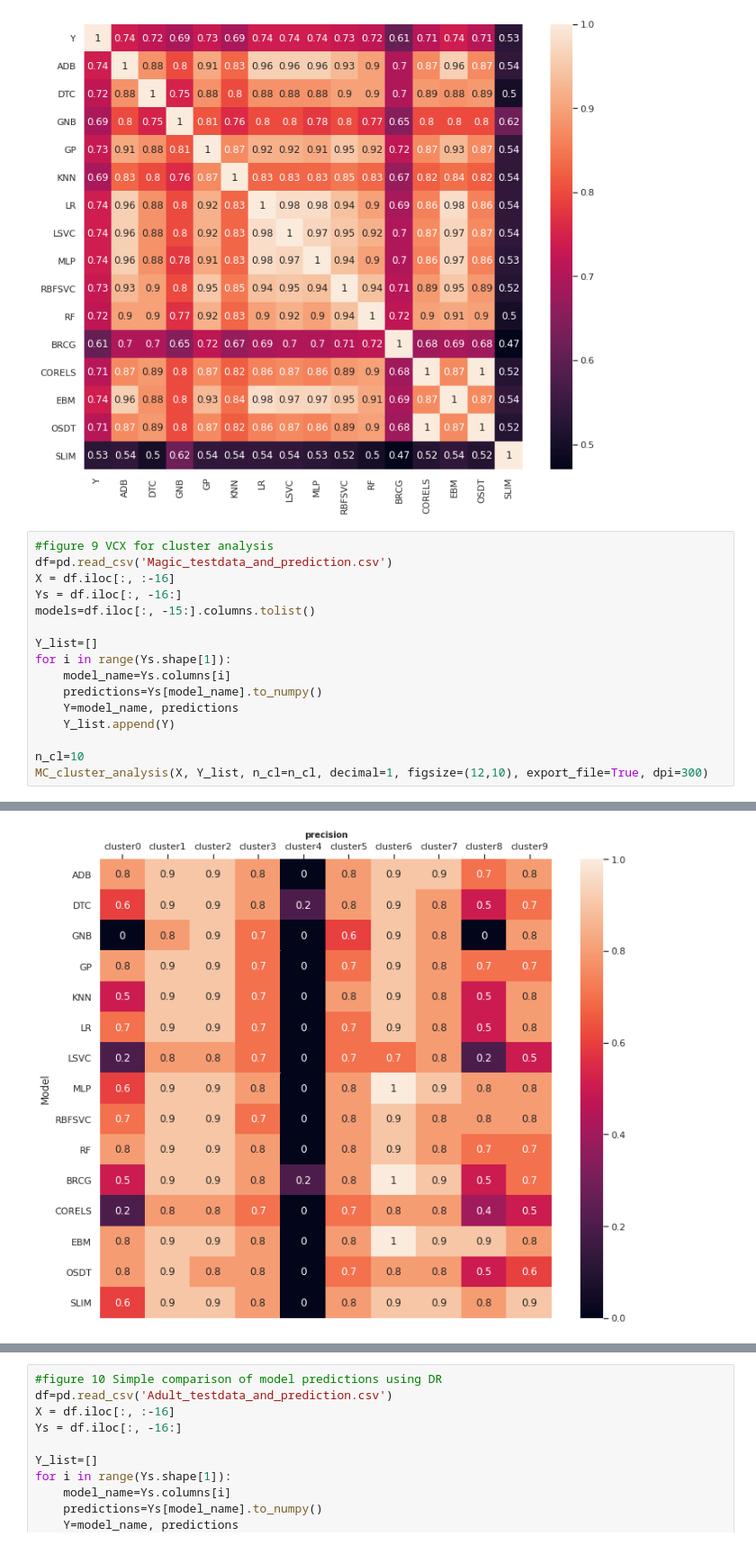
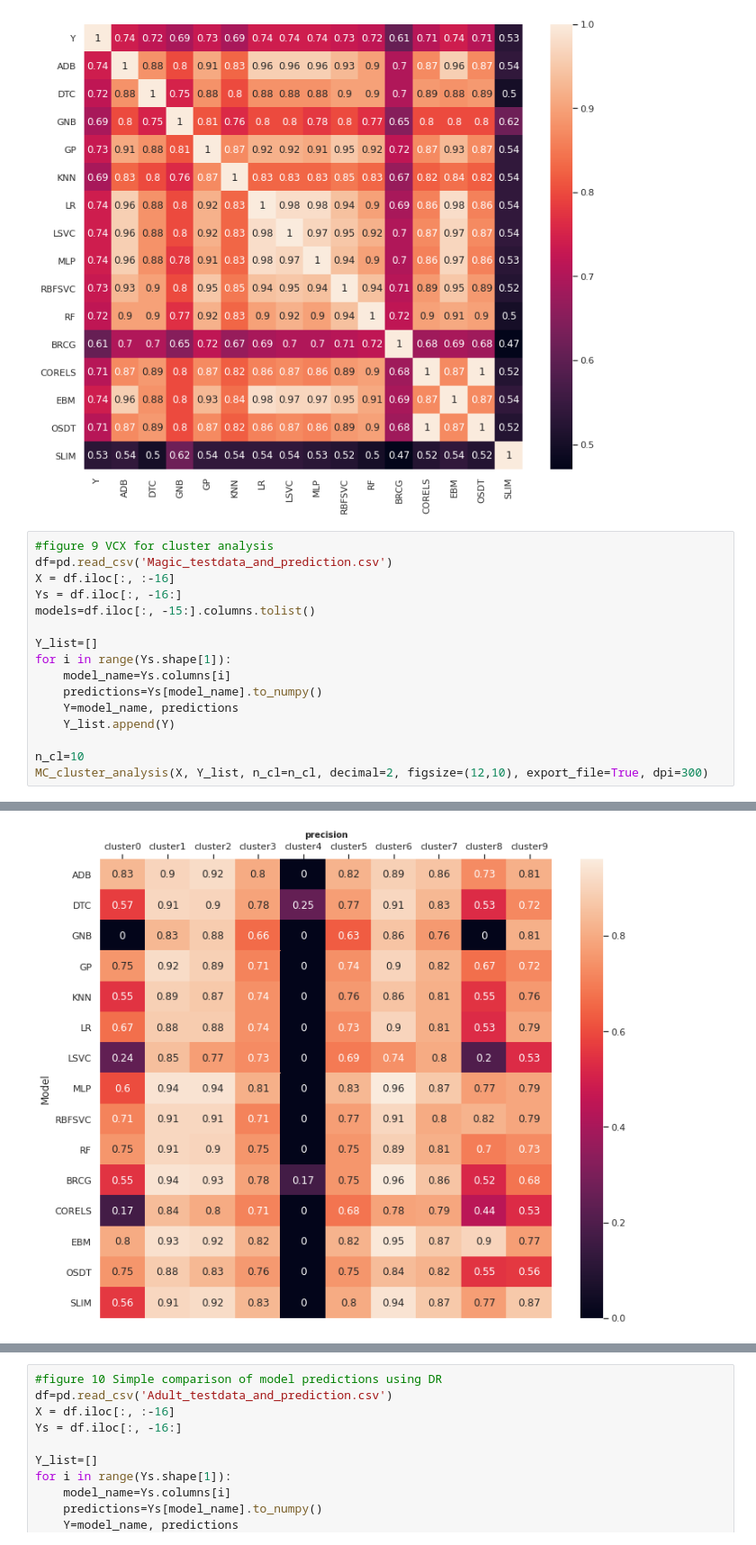
Before and after one commit to zhesimon/ComparativeMetaModels, a Jupyter notebook: Interface_example.ipynb, the cells around one changed output, grey strips where cells are left out. Shown at 90% size. Cells and saved outputs as stored; diff of their text form.

```diff
--- a/Interface_example.ipynb
+++ b/Interface_example.ipynb
@@ -110,5 +110,5 @@ for i in range(Ys.shape[1]):
     Y_list.append(Y)
 
 n_cl=10
-MC_cluster_analysis(X, Y_list, n_cl=n_cl, decimal=1, figsize=(12,10), export_file=True, dpi=300)
+MC_cluster_analysis(X, Y_list, n_cl=n_cl, decimal=2, figsize=(12,10), export_file=True, dpi=300)
 # %% [output]
@@ -117 +117 @@ MC_cluster_analysis(X, Y_list, n_cl=n_cl, decimal=1, figsize=(12,10), export_fil
-[figure, old version]
+[figure, new version]
```
Also changed, not shown: parts of 2 cells of this notebook.
